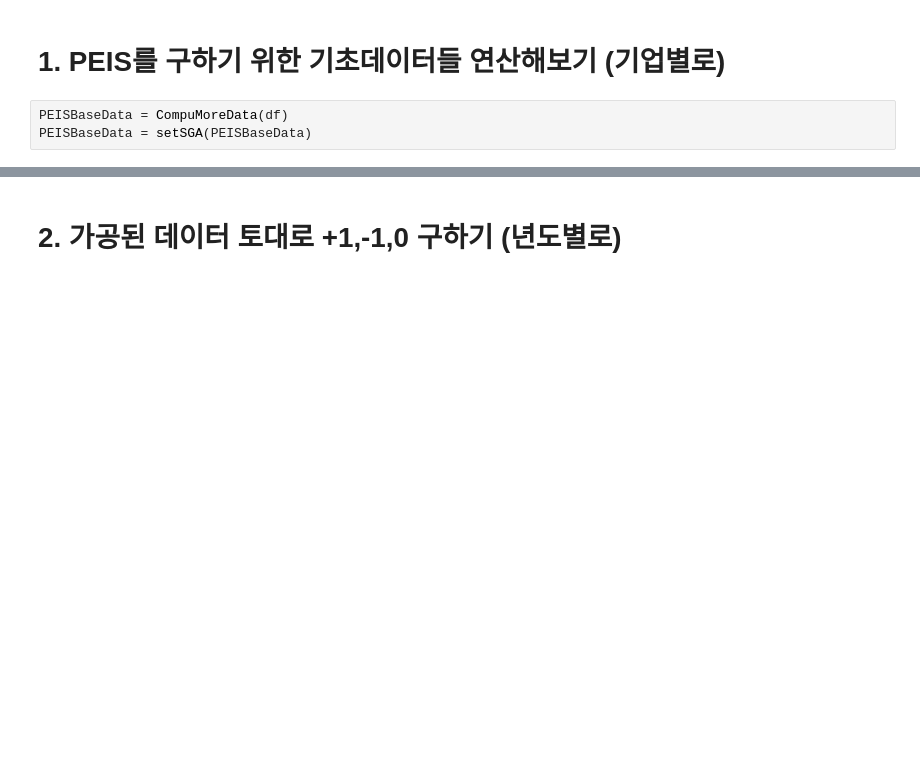
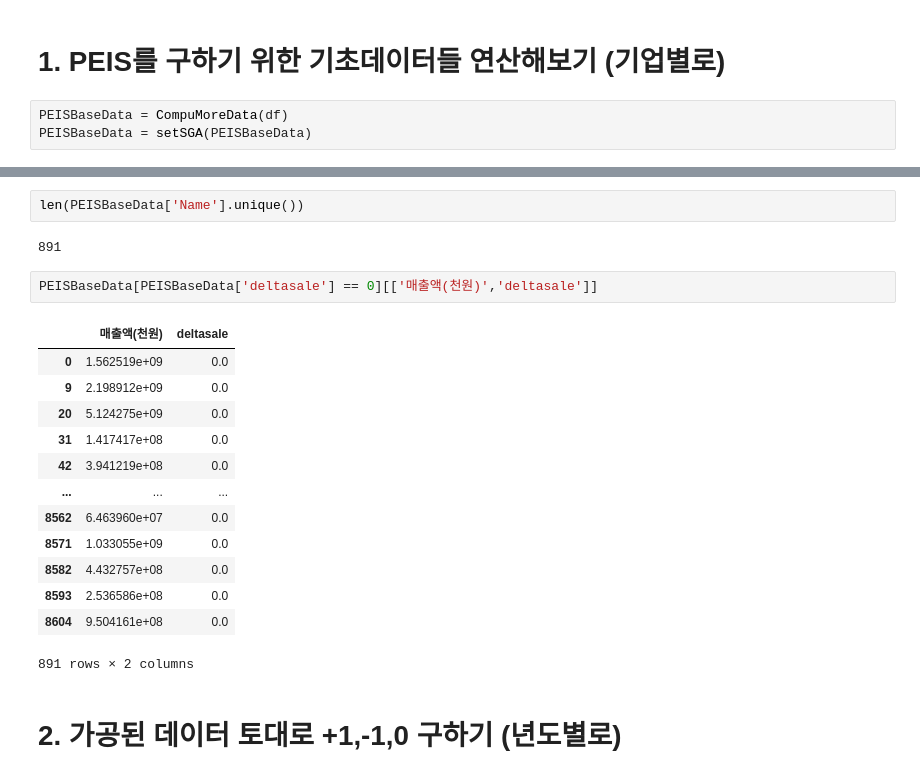
Before and after one commit to hyunyunV/FinanceAnalysis, a Jupyter notebook: Calcul_finance_statement.ipynb, the cells around one changed output, grey strips where cells are left out. Saved outputs shown, nothing was run; the diff lists cells and outputs as text; blank space fills up the shorter version.

```diff
--- a/Calcul_finance_statement.ipynb
+++ b/Calcul_finance_statement.ipynb
@@ -34,3 +202,23 @@ PEISBaseData = setSGA(PEISBaseData)
+# %%
+len(PEISBaseData['Name'].unique())
+# %% [output]
+891
+# %%
+PEISBaseData[PEISBaseData['deltasale'] == 0][['매출액(천원)','deltasale']]
+# %% [output]
+|  | 매출액(천원) | deltasale |
+| 0 | 1.562519e+09 | 0.0 |
+| 9 | 2.198912e+09 | 0.0 |
+| 20 | 5.124275e+09 | 0.0 |
+| 31 | 1.417417e+08 | 0.0 |
+| 42 | 3.941219e+08 | 0.0 |
+| ... | ... | ... |
+| 8562 | 6.463960e+07 | 0.0 |
+| 8571 | 1.033055e+09 | 0.0 |
+| 8582 | 4.432757e+08 | 0.0 |
+| 8593 | 2.536586e+08 | 0.0 |
+| 8604 | 9.504161e+08 | 0.0 |
+891 rows × 2 columns
 # %% [markdown]
 # 2. 가공된 데이터 토대로 +1,-1,0 구하기 (년도별로)
 # %%
```
Also changed, not shown: parts of 21 cells of this notebook, 3 other files.
